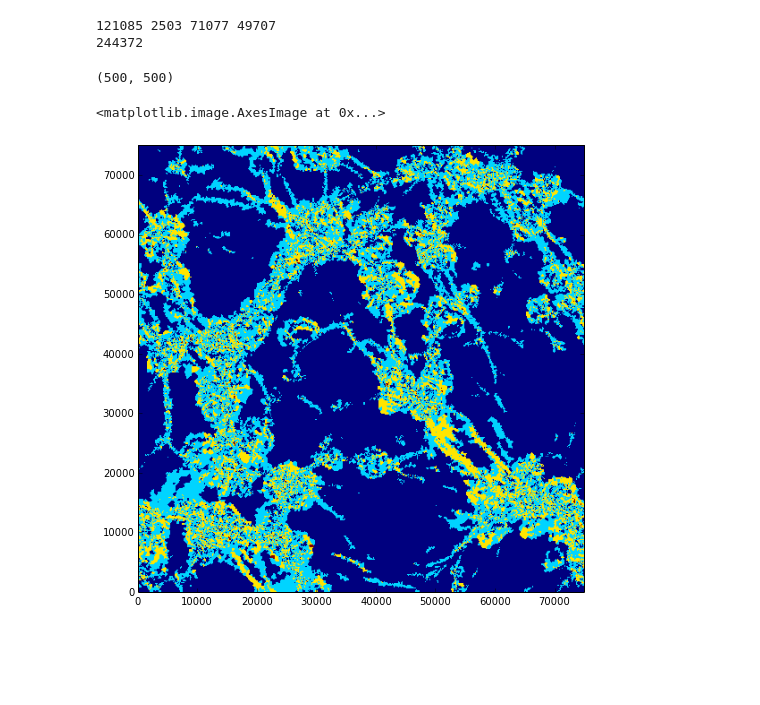
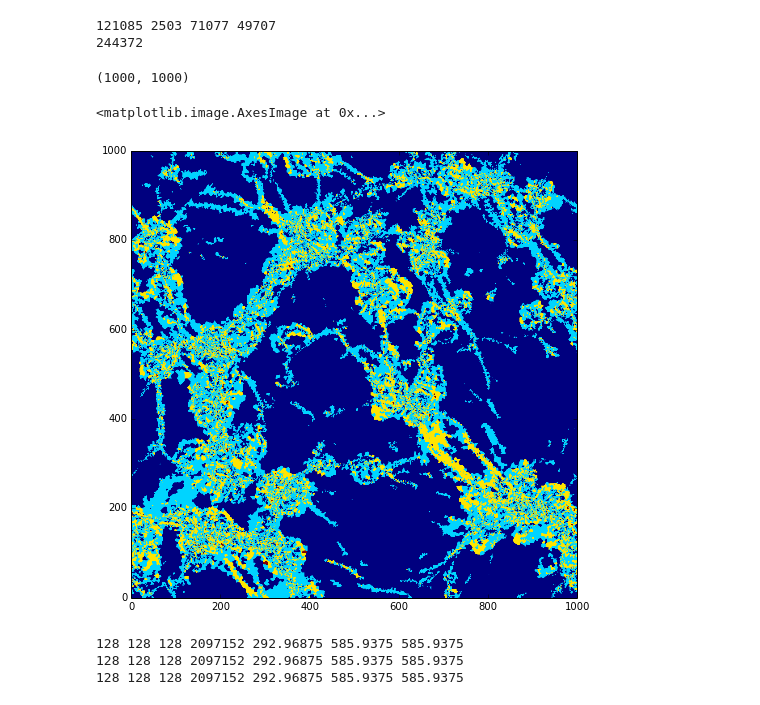
Before and after one commit to forero/ArepoWeb, a Jupyter notebook: src/PlotsCosmicWeb.ipynb, the cells around one changed output. Saved outputs shown, nothing was run; the diff lists cells and outputs as text; code cells hidden in the pictures; blank space fills up the shorter version.

```diff
--- a/src/PlotsCosmicWeb.ipynb
+++ b/src/PlotsCosmicWeb.ipynb
@@ -149,7 +149,7 @@ def interpolate_grid(pos, to_interpolate):
     max_y = amax(points[:,0])
     min_x = amin(points[:,1])
     max_x = amax(points[:,1])
-    grid_x, grid_y = mgrid[min_x:max_x:500j, min_y:max_y:500j]
+    grid_x, grid_y = mgrid[min_x:max_x:1000j, min_y:max_y:1000j]
     grid_d = griddata(points, to_interpolate, (grid_x, grid_y), method='nearest')
     return grid_d
 # %%
@@ -205,9 +233,19 @@ print size(sheet_id) + size(peak_id) + size(filament_id) +size(void_id)
 grid_env = interpolate_grid(pos_gas, environment_grid)
 shape(grid_env)
 # %% [output]
-(500, 500)
+(1000, 1000)
 # %%
-imshow((grid_env.T), extent=(min_x,max_x,min_y,max_y), aspect='equal',origin='lower')
+imshow((grid_env.T), aspect='equal',origin='lower')
 # %% [output]
 <matplotlib.image.AxesImage at 0x...>
-[figure, old version]
+[figure, new version]
+# %%
+n_size = 128
+lambda_1 = read_CIC_scalar("../data/L75n455FP/Tweb/%d/snap_136.s1.00.eigen_1"%(n_size))
+lambda_2 = read_CIC_scalar("../data/L75n455FP/Tweb/%d/snap_136.s1.00.eigen_2"%(n_size))
+lambda_3 = read_CIC_scalar("../data/L75n455FP/Tweb/%d/snap_136.s1.00.eigen_3"%(n_size))
+delta = lambda_1 + lambda_2 + lambda_3
+# %% [output]
+128 128 128 2097152 292.96875 585.9375 585.9375
+128 128 128 2097152 292.96875 585.9375 585.9375
+128 128 128 2097152 292.96875 585.9375 585.9375
```
Also changed, not shown: parts of 17 cells of this notebook.
